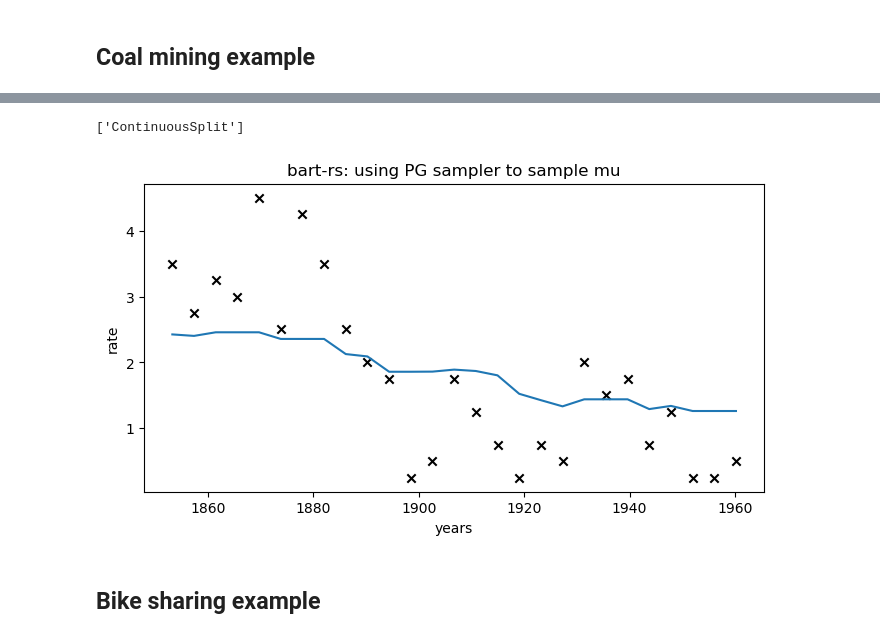
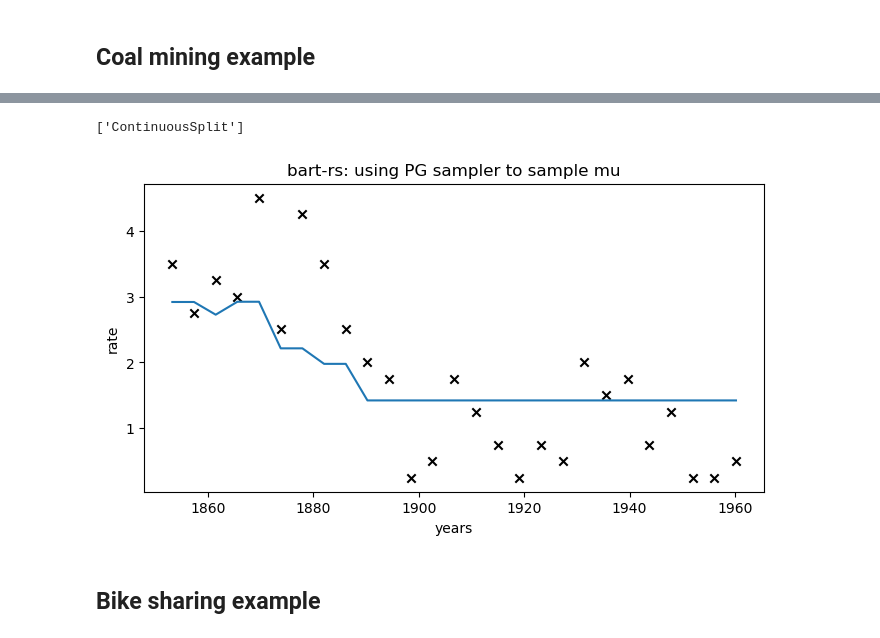
Before and after one commit to GStechschulte/bart-rs, a Jupyter notebook: examples/test_rust_bart.ipynb, the cells around one changed output, grey strips where cells are left out. Cells and saved outputs as stored; diff of their text form; code cells hidden in the pictures.

```diff
--- a/examples/test_rust_bart.ipynb
+++ b/examples/test_rust_bart.ipynb
@@ -45,10 +45,10 @@ x_data = x_centers[:, None]
 y_data = hist / 4
 # %%
 with pm.Model() as model_coal:
-    mu_ = pmb.BART("mu_", X=x_data, Y=y_data, m=50, alpha=0.95, beta=2.0)
-    # mu = pm.Deterministic("mu", pm.math.exp(mu_))
-    # y_pred = pm.Poisson("y_pred", mu=mu, observed=y_data)
-    y = pm.Normal("y", mu_, sigma=1., observed=y_data)
+    mu_ = pmb.BART("μ_", X=x_data, Y=np.log(y_data), m=20, alpha=0.95, beta=2.0)
+    mu = pm.Deterministic("mu", pm.math.exp(mu_))
+    y_pred = pm.Poisson("y_pred", mu=mu, observed=y_data)
+    # y = pm.Normal("y", mu_, sigma=1., observed=y_data)
 
     idata_coal = pm.sample(
         tune=300,
@@ -84,22 +73,22 @@ plt.title("bart-rs: using shared step");
 # %%
 with pm.Model() as model_coal:
-    mu_ = pmb.BART("mu_", X=x_data, Y=y_data, m=500, alpha=0.95, beta=2.0)
+    mu_ = pmb.BART("mu_", X=x_data, Y=y_data, m=50, alpha=0.99, beta=1.0)
     y = pm.Normal("y", mu_, sigma=1., observed=y_data)
     step = pmb.PGBART([mu_], num_particles=10)
 
 trees, time = step.astep(1)
 
 _, ax = plt.subplots(figsize=(8, 4))
 
 ax.scatter(x_data, y_data, color="black", marker="x")
 ax.plot(x_centers, trees)
 # ax.plot(coal, np.zeros_like(coal) - 0.5, "k|")
 ax.set_xlabel("years")
 ax.set_ylabel("rate")
 plt.title("bart-rs: using PG sampler to sample mu");
 # %% [output]
 ['ContinuousSplit']
-[figure, old version]
+[figure, new version]
 # %% [markdown]
 ## Bike sharing example
 # %%
```
Also changed, not shown: parts of 3 cells of this notebook, 3 other files.
